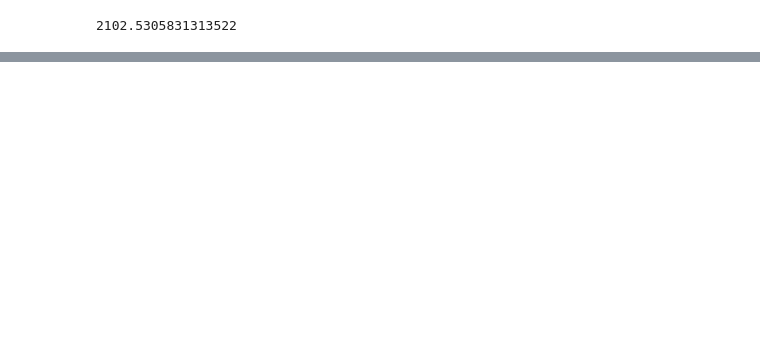
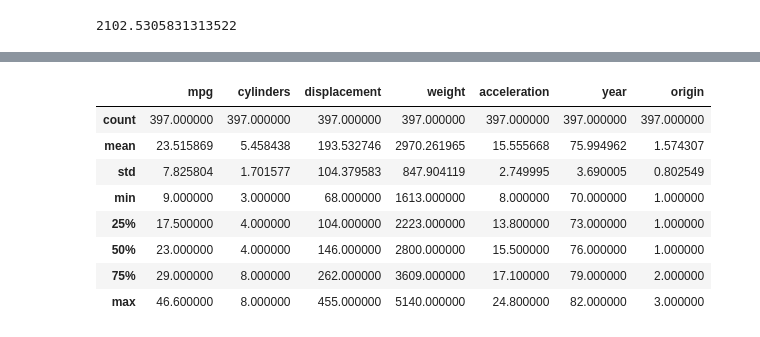
Before and after one commit to Michael-J-Ward/StatisticalLearning, a Jupyter notebook: Ch3/ISLR_ch3.ipynb, the cells around one changed output, grey strips where cells are left out. Saved outputs shown, nothing was run; the diff lists cells and outputs as text; code cells hidden in the pictures; blank space fills up the shorter version.

```diff
--- a/Ch3/ISLR_ch3.ipynb
+++ b/Ch3/ISLR_ch3.ipynb
@@ -72,0 +153,13 @@ X.shape
+# %%
+
+Auto.describe()
+# %% [output]
+|  | mpg | cylinders | displacement | weight | acceleration | year | origin |
+| count | 397.000000 | 397.000000 | 397.000000 | 397.000000 | 397.000000 | 397.000000 | 397.000000 |
+| mean | 23.515869 | 5.458438 | 193.532746 | 2970.261965 | 15.555668 | 75.994962 | 1.574307 |
+| std | 7.825804 | 1.701577 | 104.379583 | 847.904119 | 2.749995 | 3.690005 | 0.802549 |
+| min | 9.000000 | 3.000000 | 68.000000 | 1613.000000 | 8.000000 | 70.000000 | 1.000000 |
+| 25% | 17.500000 | 4.000000 | 104.000000 | 2223.000000 | 13.800000 | 73.000000 | 1.000000 |
+| 50% | 23.000000 | 4.000000 | 146.000000 | 2800.000000 | 15.500000 | 76.000000 | 1.000000 |
+| 75% | 29.000000 | 8.000000 | 262.000000 | 3609.000000 | 17.100000 | 79.000000 | 2.000000 |
+| max | 46.600000 | 8.000000 | 455.000000 | 5140.000000 | 24.800000 | 82.000000 | 3.000000 |
```
Also changed, not shown: parts of 13 cells of this notebook, 13 other files.
